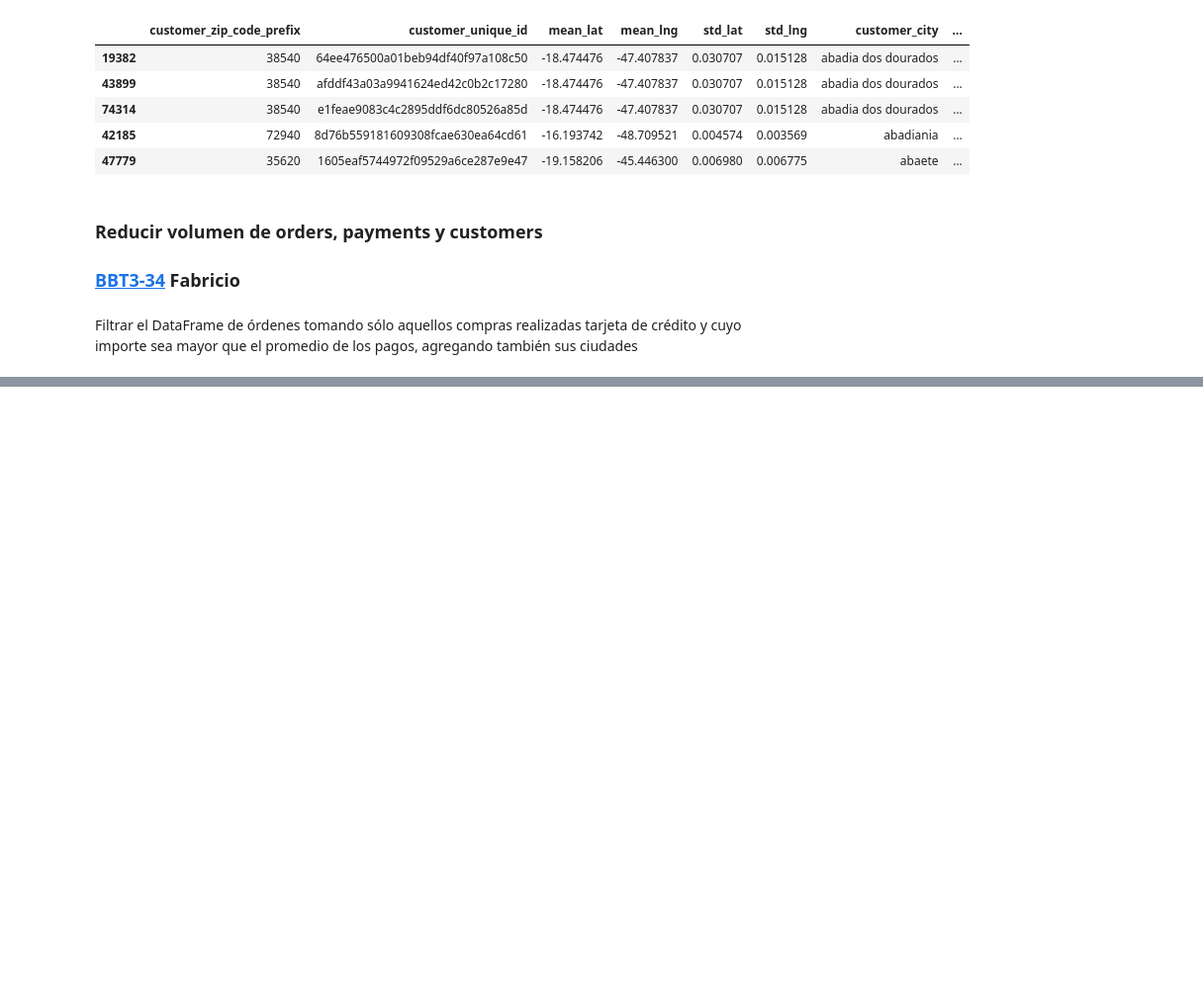
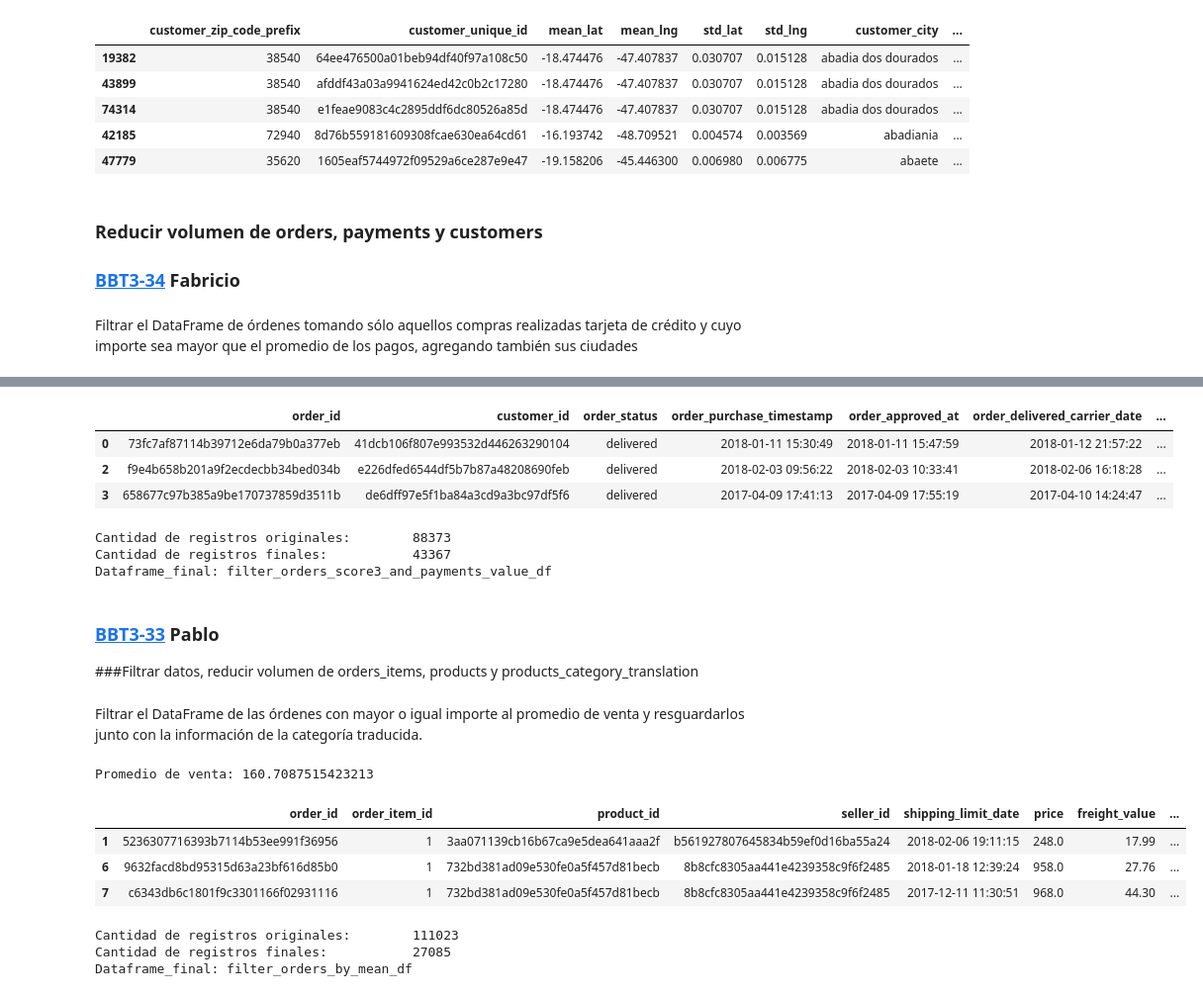
Before and after one commit to alkemyTech/BBVA-BDS-W1-T3, a Jupyter notebook: Caso_de_Negocio.ipynb, the cells around one changed output, grey strips where cells are left out. Shown: that part at 99% size. Cells and saved outputs as stored; diff of their text form; code cells hidden in the pictures; blank space fills up the shorter version.

Commit message:
Update Caso_de_Negocio.ipynb
Filtrado de datos. Tareas BBT3-31, BBT3-32, BBT3-33

```diff
--- a/Caso_de_Negocio.ipynb
+++ b/Caso_de_Negocio.ipynb
@@ -707,0 +787,59 @@ cc_higher_than_prom.head()
+# %%
+# para obtener ordenes con mayores ingresos necesito informacion de los pagos que se encuentra
+# en el dataframe 'order_payments'.
+# Merge con 'order_payments' por columna 'order_id'
+orders_reviews__scores_payments_df = orders_reviews__scores_df.merge(order_payments_df, how='inner', on='order_id')
+
+# considero mayor ingreso a aquellas ordenes con un minimo de payment_value de 'min_payment_value'
+min_payment_value = 100
+filter_orders_score3_and_payments_value_df = orders_reviews__scores_payments_df[orders_reviews__scores_payments_df['payment_value'] >= min_payment_value]
+filter_orders_score3_and_payments_value_df.head(3)
+# %% [output]
+|  | order_id | customer_id | order_status | order_purchase_timestamp | order_approved_at | order_delivered_carrier_date | ... |
+| 0 | 73fc7af87114b39712e6da79b0a377eb | 41dcb106f807e993532d446263290104 | delivered | 2018-01-11 15:30:49 | 2018-01-11 15:47:59 | 2018-01-12 21:57:22 | ... |
+| 2 | f9e4b658b201a9f2ecdecbb34bed034b | e226dfed6544df5b7b87a48208690feb | delivered | 2018-02-03 09:56:22 | 2018-02-03 10:33:41 | 2018-02-06 16:18:28 | ... |
+| 3 | 658677c97b385a9be170737859d3511b | de6dff97e5f1ba84a3cd9a3bc97df5f6 | delivered | 2017-04-09 17:41:13 | 2017-04-09 17:55:19 | 2017-04-10 14:24:47 | ... |
+# %%
+cant_registros_originales = len(orders_reviews__scores_payments_df)
+cant_registros_finales = len(filter_orders_score3_and_payments_value_df)
+print(f'Cantidad de registros originales:\t {cant_registros_originales}')
+print(f'Cantidad de registros finales:\t\t {cant_registros_finales}')
+print(f'Dataframe_final: filter_orders_score3_and_payments_value_df')
+# %% [output]
+Cantidad de registros originales:        88373
+Cantidad de registros finales:           43367
+Dataframe_final: filter_orders_score3_and_payments_value_df
+# %% [markdown]
+### [BBT3-33](https://alkemy-labs.atlassian.net/browse/BBT3-33) Pablo
+
+###Filtrar datos, reducir volumen de orders_items, products y products_category_translation
+# %% [markdown]
+Filtrar el DataFrame de las órdenes con mayor o igual importe al promedio de venta y resguardarlos junto con la información de la categoría traducida.
+# %%
+# calculo precio total para todos los order_items
+orderitems_products_df['total_price'] = orderitems_products_df['price'] + orderitems_products_df['freight_value']
+
+#agrupo por order_id y sumo el precio total de todos sus order_items
+orders_total_price_df = orderitems_products_df.groupby('order_id').agg({'total_price': 'sum'})
+#calculo el promedio de venta de todo el dataset de ordenes
+promedio_total_price = orders_total_price_df['total_price'].mean()
+print(f'Promedio de venta: {promedio_total_price}')
+#filtro aquellas ordenes con precio de venta mayor al promedio
+filter_orders_by_mean_df = orderitems_products_df[orderitems_products_df['total_price'] >= promedio_total_price]
+filter_orders_by_mean_df.head(3)
+# %% [output]
+Promedio de venta: 160.7087515423213
+|  | order_id | order_item_id | product_id | seller_id | shipping_limit_date | price | freight_value | ... |
+| 1 | 5236307716393b7114b53ee991f36956 | 1 | 3aa071139cb16b67ca9e5dea641aaa2f | b561927807645834b59ef0d16ba55a24 | 2018-02-06 19:11:15 | 248.0 | 17.99 | ... |
+| 6 | 9632facd8bd95315d63a23bf616d85b0 | 1 | 732bd381ad09e530fe0a5f457d81becb | 8b8cfc8305aa441e4239358c9f6f2485 | 2018-01-18 12:39:24 | 958.0 | 27.76 | ... |
+| 7 | c6343db6c1801f9c3301166f02931116 | 1 | 732bd381ad09e530fe0a5f457d81becb | 8b8cfc8305aa441e4239358c9f6f2485 | 2017-12-11 11:30:51 | 968.0 | 44.30 | ... |
+# %%
+cant_registros_originales = len(orderitems_products_df)
+cant_registros_finales = len(filter_orders_by_mean_df)
+print(f'Cantidad de registros originales:\t {cant_registros_originales}')
+print(f'Cantidad de registros finales:\t\t {cant_registros_finales}')
+print(f'Dataframe_final: filter_orders_by_mean_df')
+# %% [output]
+Cantidad de registros originales:        111023
+Cantidad de registros finales:           27085
+Dataframe_final: filter_orders_by_mean_df
```
Also changed, not shown: parts of 11 cells of this notebook.
